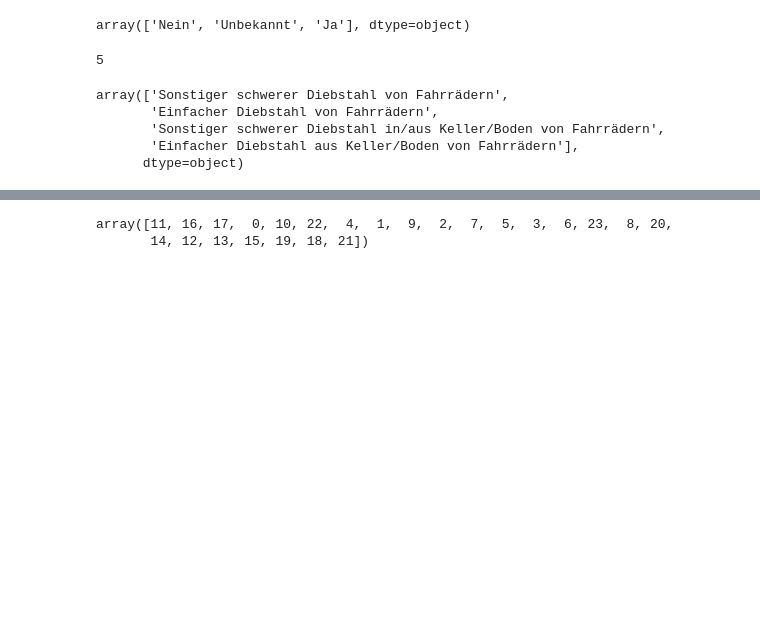
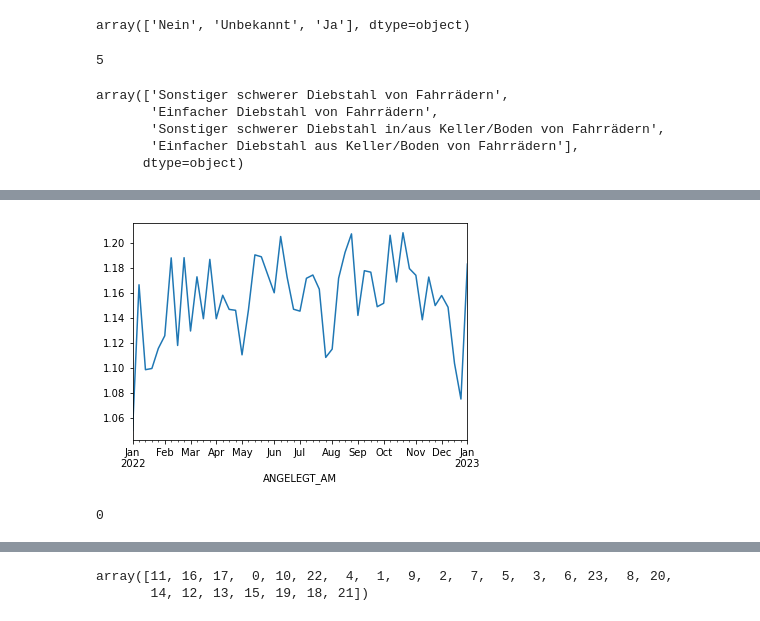
Before and after one commit to cpumarfrohberg/analyze_bike_thefts, a Jupyter notebook: EDA/bike_thefts.ipynb, the cells around one changed output, grey strips where cells are left out. Saved outputs shown, nothing was run; the diff lists cells and outputs as text; code cells hidden in the pictures; blank space fills up the shorter version.

Commit message:
refactor utils and generate additional plots

```diff
--- a/EDA/bike_thefts.ipynb
+++ b/EDA/bike_thefts.ipynb
@@ -169,0 +174,3 @@ df_transformed.head(2)
+# %%
+extract_2022 = df_transformed.loc['2022-01-01':'2022-12-31']
+extract_2022.head(2)
@@ -169,0 +192,3 @@ df_transformed.head(2)
+# %%
+extract_2022.reset_index(inplace=True)
+extract_2022.head(2)
@@ -169,0 +199,17 @@ df_transformed.head(2)
+# %%
+bike_thefts_series_22 = pd.DataFrame(extract_2022.groupby(['LOR', 'ANGELEGT_AM']).size(),
+                       columns = ['bike_theft_count']).reset_index()
+bike_thefts_series_22 = bike_thefts_series_22.set_index(bike_thefts_series_22['ANGELEGT_AM'])
+bike_thefts_series_22 = bike_thefts_series_22['bike_theft_count']
+# %%
+(bike_thefts_series_22
+.resample('W')  #change frequency
+.mean()
+.plot.line()
+);
+# %% [output]
+[figure, added]
+# %%
+bike_thefts_series_22.isna().sum().sum()
+# %% [output]
+0
```
Also changed, not shown: parts of 26 cells of this notebook, 1 other file.
